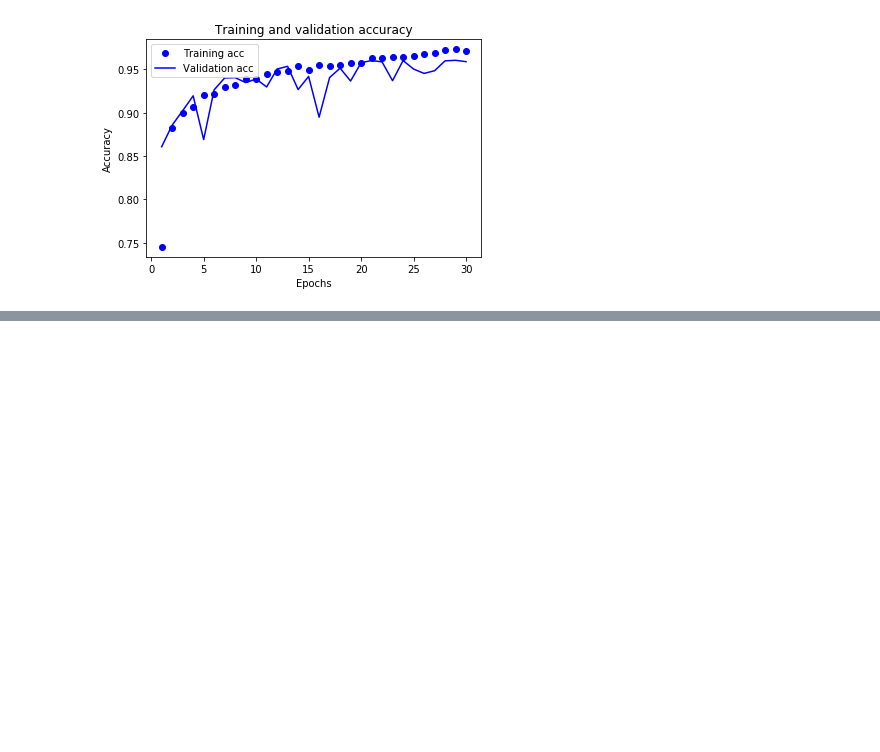
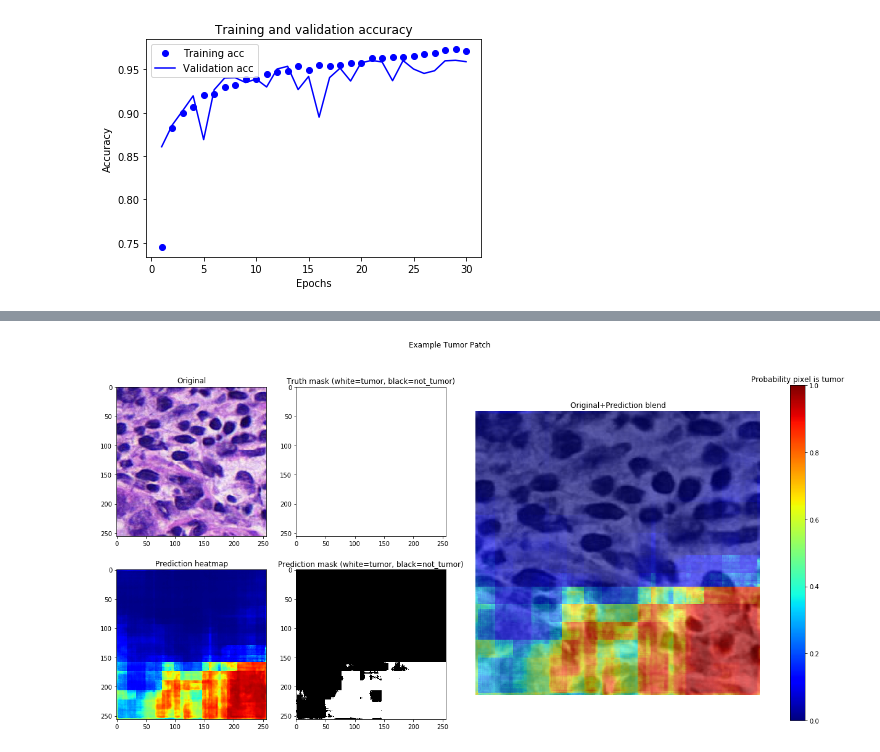
Before and after one commit to Taeu/HeLP-Challenge-Goldenpass, a Jupyter notebook: notebook/model-cjh-ver03.ipynb, the cells around one changed output, grey strips where cells are left out. Saved outputs shown, nothing was run; the diff lists cells and outputs as text; code cells hidden in the pictures; blank space fills up the shorter version.

```diff
--- a/notebook/model-cjh-ver03.ipynb
+++ b/notebook/model-cjh-ver03.ipynb
@@ -561,0 +585,6 @@ plt.show()
+# %%
+example_patch = val_x[5]
+example_truth = val_y[5]
+
+prediction = unet.predict(example_patch.reshape([1, 256, 256, 3]))
+prediction = prediction[:, :, :, 1].reshape([256, 256])
@@ -561,0 +654,5 @@ plt.show()
+# %%
+plot_patch_with_pred(example_patch, example_truth,
+                     prediction, title_str='Example Tumor Patch')
+# %% [output]
+[figure, added]
```
Also changed, not shown: parts of 9 cells of this notebook.
